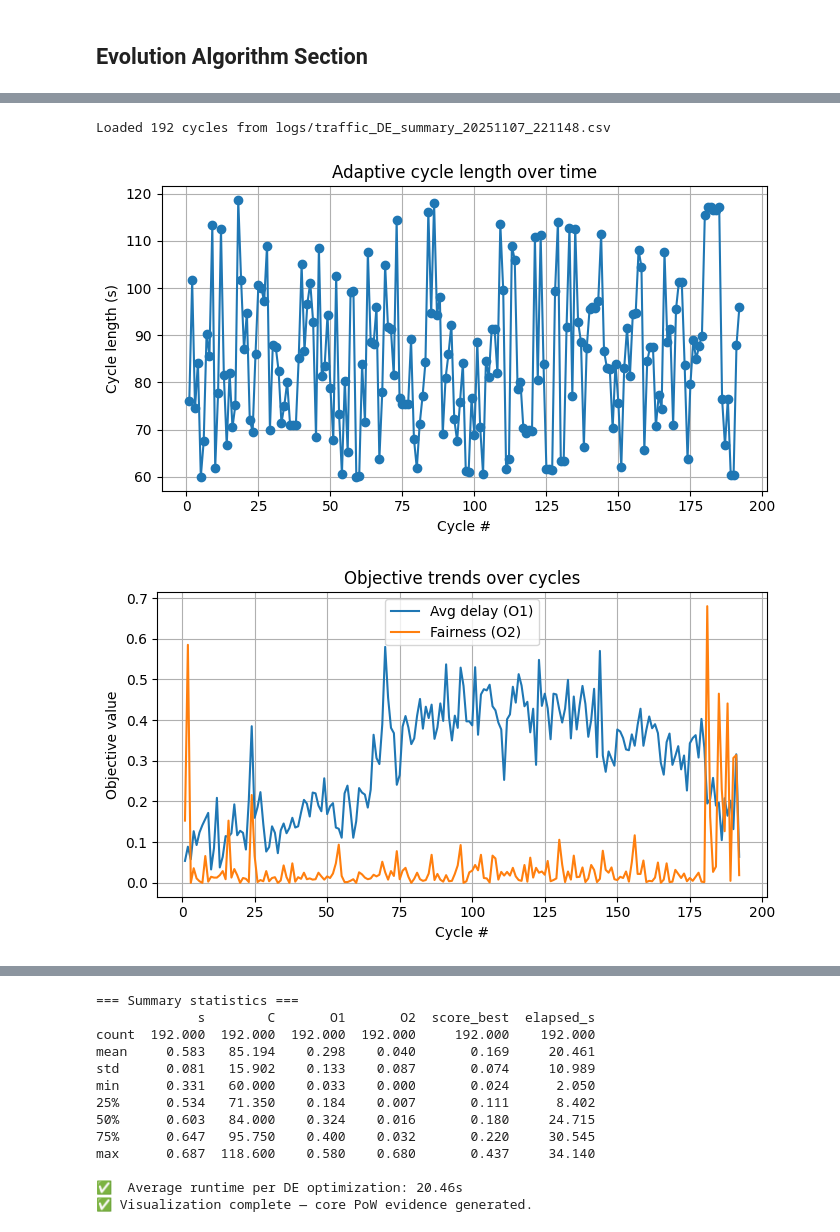
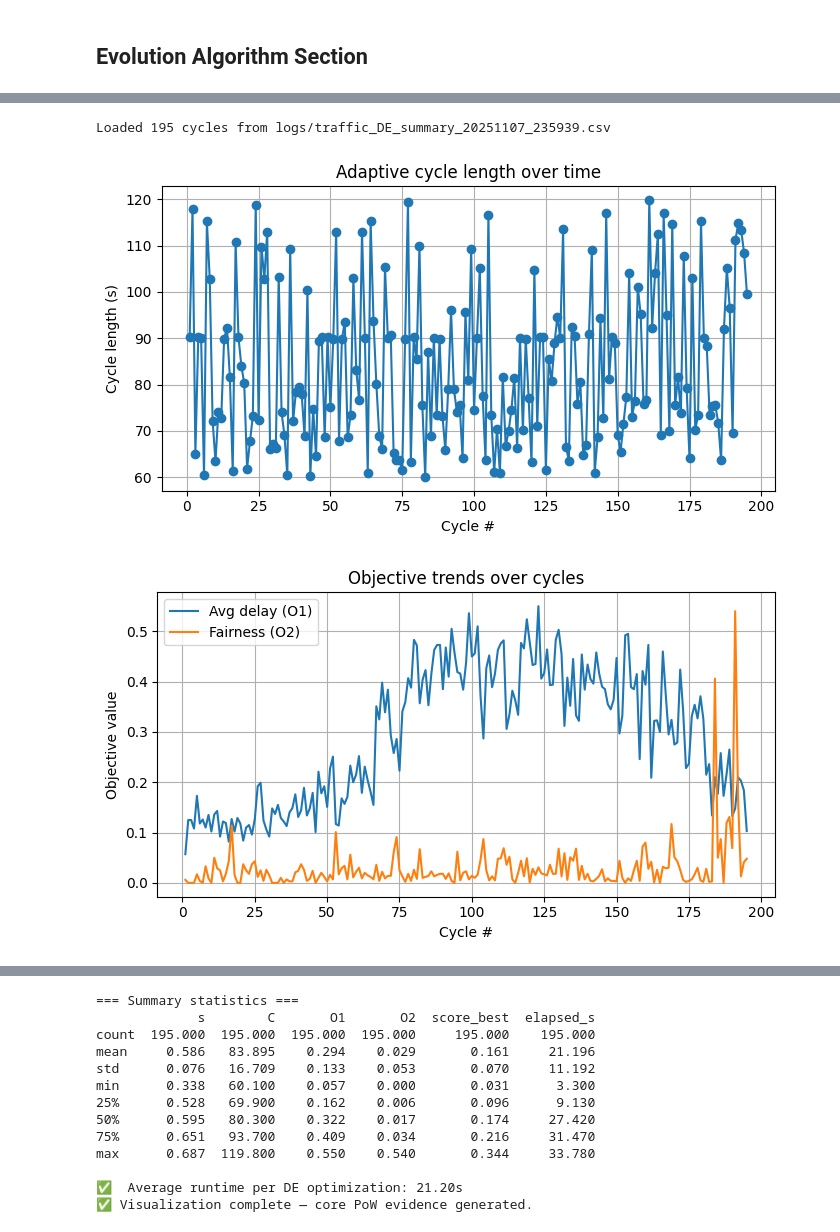
Before and after one commit to Kaos1105/EA_traffic_control, a Jupyter notebook: controller.ipynb, the cells around one changed output, grey strips where cells are left out. Saved outputs shown, nothing was run; the diff lists cells and outputs as text; code cells hidden in the pictures.

```diff
--- a/controller.ipynb
+++ b/controller.ipynb
@@ -632,8 +662,8 @@ def visualize_pow_results(log_dir, suffix="", prefix="traffic_DE"):
     print(f"\n✅  Average runtime per DE optimization: {avg_runtime:.2f}s")
     print("✅ Visualization complete — core PoW evidence generated.")
 # %%
-visualize_pow_results(log_dir=LOG_DIR, suffix="20251107_221148")
+visualize_pow_results(log_dir=LOG_DIR, suffix="20251107_235939")
 # %% [output]
-Loaded 192 cycles from logs/traffic_DE_summary_20251107_221148.csv
+Loaded 195 cycles from logs/traffic_DE_summary_20251107_235939.csv
-[figure, old version]
+[figure, new version]
-[figure, old version]
+[figure, new version]
@@ -642,15 +672,15 @@ Loaded 192 cycles from logs/traffic_DE_summary_20251107_221148.csv
 === Summary statistics ===
              s        C       O1       O2  score_best  elapsed_s
-count  192.000  192.000  192.000  192.000     192.000    192.000
-mean     0.583   85.194    0.298    0.040       0.169     20.461
-std      0.081   15.902    0.133    0.087       0.074     10.989
-min      0.331   60.000    0.033    0.000       0.024      2.050
-25%      0.534   71.350    0.184    0.007       0.111      8.402
-50%      0.603   84.000    0.324    0.016       0.180     24.715
-75%      0.647   95.750    0.400    0.032       0.220     30.545
-max      0.687  118.600    0.580    0.680       0.437     34.140
+count  195.000  195.000  195.000  195.000     195.000    195.000
+mean     0.586   83.895    0.294    0.029       0.161     21.196
+std      0.076   16.709    0.133    0.053       0.070     11.192
+min      0.338   60.100    0.057    0.000       0.031      3.300
+25%      0.528   69.900    0.162    0.006       0.096      9.130
+50%      0.595   80.300    0.322    0.017       0.174     27.420
+75%      0.651   93.700    0.409    0.034       0.216     31.470
+max      0.687  119.800    0.550    0.540       0.344     33.780
 
-✅  Average runtime per DE optimization: 20.46s
+✅  Average runtime per DE optimization: 21.20s
 ✅ Visualization complete — core PoW evidence generated.
 # %%
 def baseline_simulation(fixed_s=0.5, fixed_C=90, total_cycles=300):
```
Also changed, not shown: parts of 6 cells of this notebook, 2 other files.
